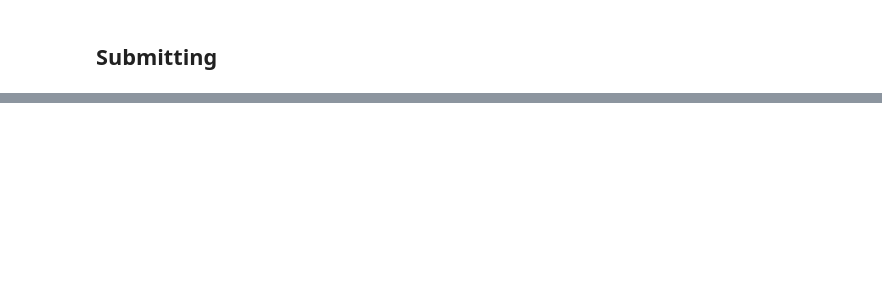
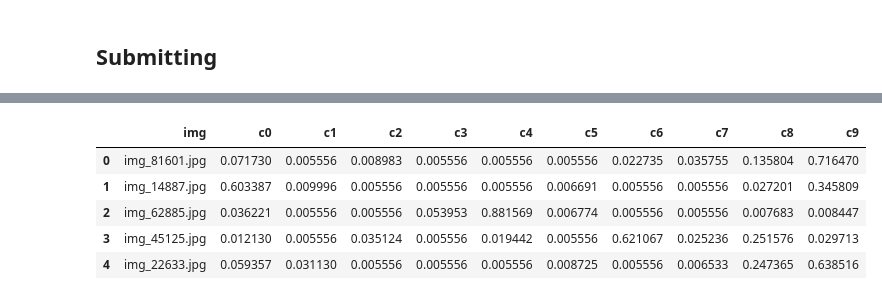
Before and after one commit to mateuszjurewicz/fastai_backup, a Jupyter notebook: statefarm - redux 1.ipynb, the cells around one changed output, grey strips where cells are left out. Drawn from its saved outputs; the diff is of its cells as text; code cells hidden in the pictures; blank space fills up the shorter version.

```diff
--- a/statefarm - redux 1.ipynb
+++ b/statefarm - redux 1.ipynb
@@ -393,0 +468,3 @@ bn_model.fit(comb_feat, comb_labels, batch_size=batch_size, nb_epoch=5,
+# %%
+bn_model.fit(comb_feat, comb_labels, batch_size=batch_size, nb_epoch=1,
+            validation_data=(conv_val_feat, val_labels))
@@ -398,5 +517,5 @@ bn_model.fit(comb_feat, comb_labels, batch_size=batch_size, nb_epoch=5,
 # %%
 # why divide by 9?
-def do_clip(arr, mx): return np.clip(array, (1-mx)/9, mx)
+def do_clip(arr, mx): return np.clip(arr, (1-mx)/9, mx)
 # %%
 # we need to use the model to predict val_preds, I think
@@ -406,6 +528,6 @@ keras.metrics.categorical_crossentropy(val_labels, do_clip(val_preds, 0.93)).eva
 # %%
-conv_test_feat = load_array(path+'results/conv_test_feat.dat')
+conv_test_feat = load_array(path_to_data +'results/conv_test_feat.dat')
 # %%
 preds = bn_model.predict(conv_test_feat, batch_size=batch_size*2)
 # %%
-subm = do_clip(preds,0.93)
+subm = do_clip(preds,0.95)
@@ -418,5 +542,12 @@ print(classes)
 # %%
 submission = pd.DataFrame(subm, columns=classes)
-submission.insert(0, 'img', [a[4:] for a in test_filenames])
+submission.insert(0, 'img', [a[8:] for a in test_filenames])
 submission.head()
+# %% [output]
+|  | img | c0 | c1 | c2 | c3 | c4 | c5 | c6 | c7 | c8 | c9 |
+| 0 | img_81601.jpg | 0.071730 | 0.005556 | 0.008983 | 0.005556 | 0.005556 | 0.005556 | 0.022735 | 0.035755 | 0.135804 | 0.716470 |
+| 1 | img_14887.jpg | 0.603387 | 0.009996 | 0.005556 | 0.005556 | 0.005556 | 0.006691 | 0.005556 | 0.005556 | 0.027201 | 0.345809 |
+| 2 | img_62885.jpg | 0.036221 | 0.005556 | 0.005556 | 0.053953 | 0.881569 | 0.006774 | 0.005556 | 0.005556 | 0.007683 | 0.008447 |
+| 3 | img_45125.jpg | 0.012130 | 0.005556 | 0.035124 | 0.005556 | 0.019442 | 0.005556 | 0.621067 | 0.025236 | 0.251576 | 0.029713 |
+| 4 | img_22633.jpg | 0.059357 | 0.031130 | 0.005556 | 0.005556 | 0.005556 | 0.008725 | 0.005556 | 0.006533 | 0.247365 | 0.638516 |
 # %%
```
Also changed, not shown: parts of 33 cells of this notebook, 1 other file.
